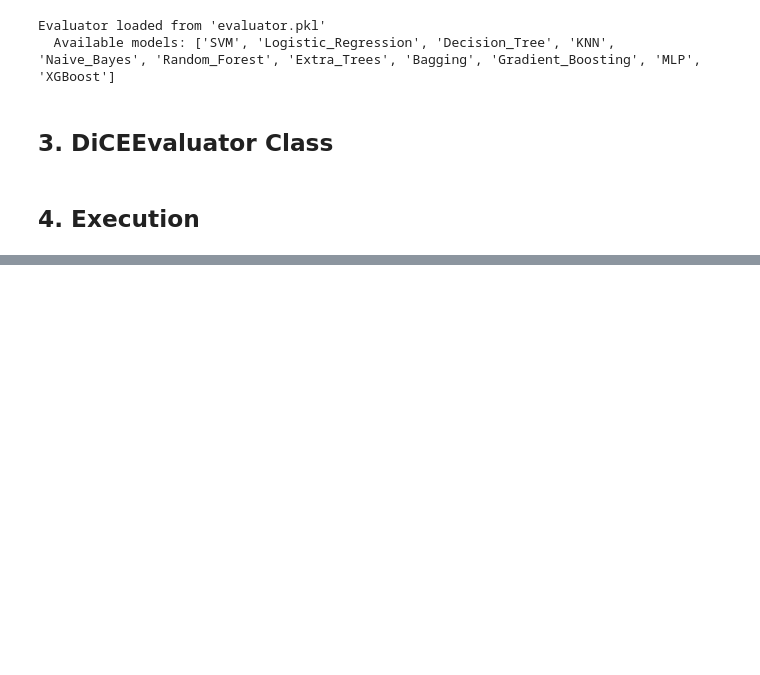
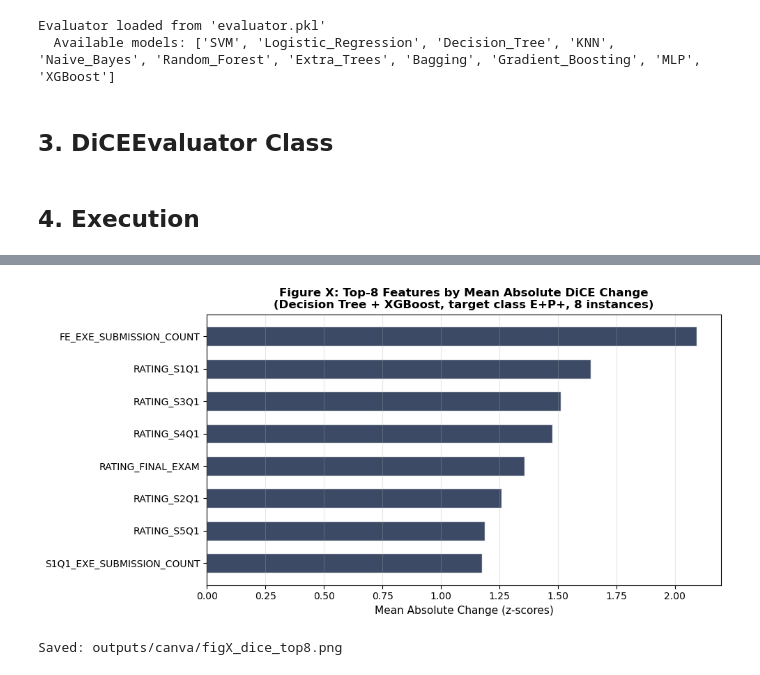
Before and after one commit to bintouB/DOLPH-X, a Jupyter notebook: 02d_phase2_DiCE.ipynb, the cells around one changed output, grey strips where cells are left out. Saved outputs shown, nothing was run; the diff lists cells and outputs as text; code cells hidden in the pictures; blank space fills up the shorter version.

```diff
--- a/02d_phase2_DiCE.ipynb
+++ b/02d_phase2_DiCE.ipynb
@@ -597,0 +657,34 @@ Class mapping: {0: 'E+P+', 1: 'E+P-', 2: 'E-P+', 3: 'E-P-'}
+# %%
+import pandas as pd
+import matplotlib.pyplot as plt
+import os
+os.makedirs('outputs/canva', exist_ok=True)
+
+df = pd.read_csv('outputs/dice_explanations.csv')
+
+# Top 8 features par abs_delta moyen
+top8 = (df.groupby('feature')['abs_delta']
+        .mean()
+        .sort_values(ascending=True)
+        .tail(8))
+
+labels = [f[:30] + '...' if len(f) > 30 else f for f in top8.index]
+
+fig, ax = plt.subplots(figsize=(10, 5))
+ax.barh(range(len(top8)), top8.values,
+        color='#1B2A4A', alpha=0.85, edgecolor='white', height=0.6)
+ax.set_yticks(range(len(top8)))
+ax.set_yticklabels(labels, fontsize=10)
+ax.set_xlabel('Mean Absolute Change (z-scores)', fontsize=11)
+ax.set_title(
+    'Figure X: Top-8 Features by Mean Absolute DiCE Change\n'
+    '(Decision Tree + XGBoost, target class E+P+, 8 instances)',
+    fontsize=12, fontweight='bold')
+ax.grid(axis='x', alpha=0.3)
+plt.tight_layout()
+plt.savefig('outputs/canva/figX_dice_top8.png', dpi=200, bbox_inches='tight')
+plt.show()
+print('Saved: outputs/canva/figX_dice_top8.png')
+# %% [output]
+[figure, added]
+Saved: outputs/canva/figX_dice_top8.png
```
Also changed, not shown: parts of 2 cells of this notebook.
